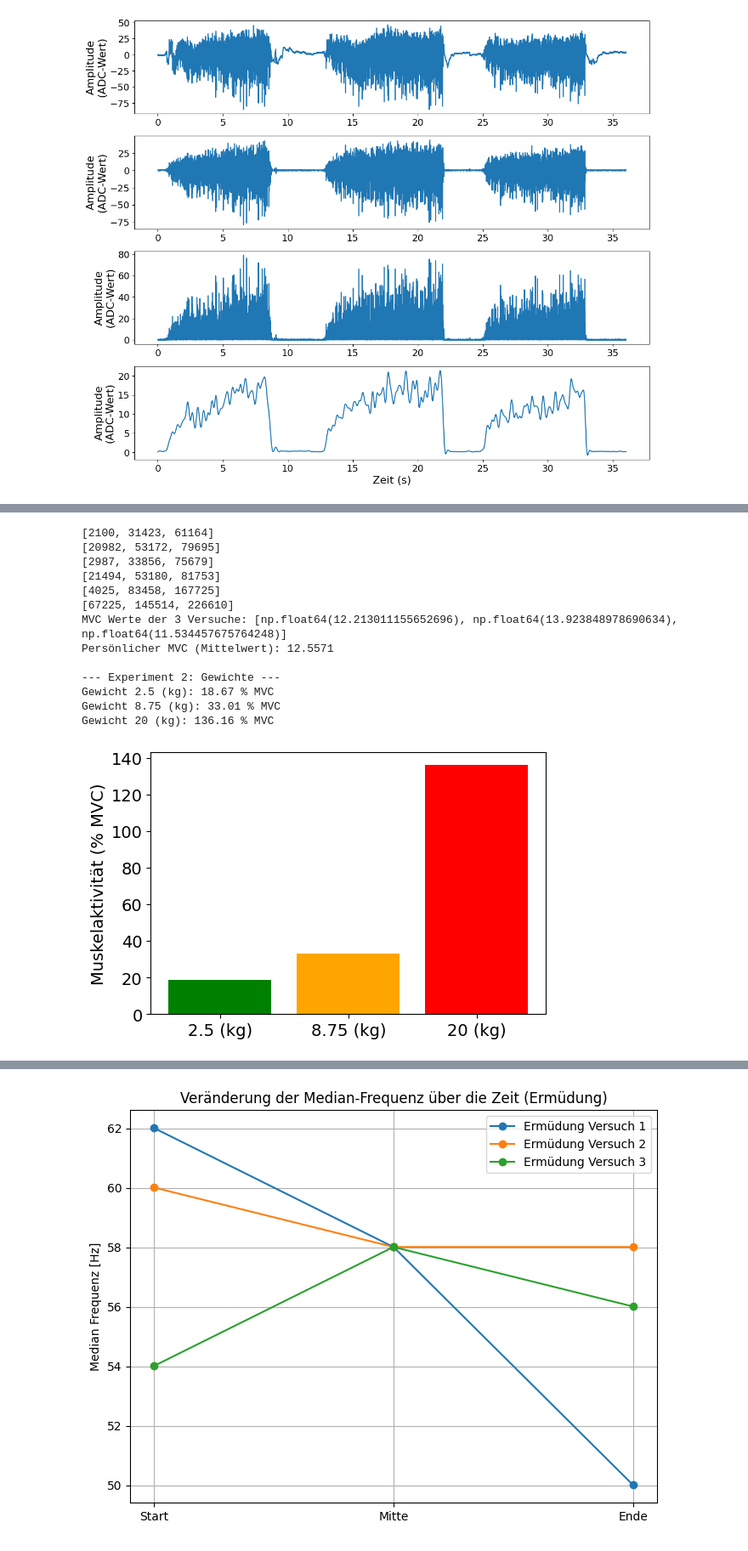
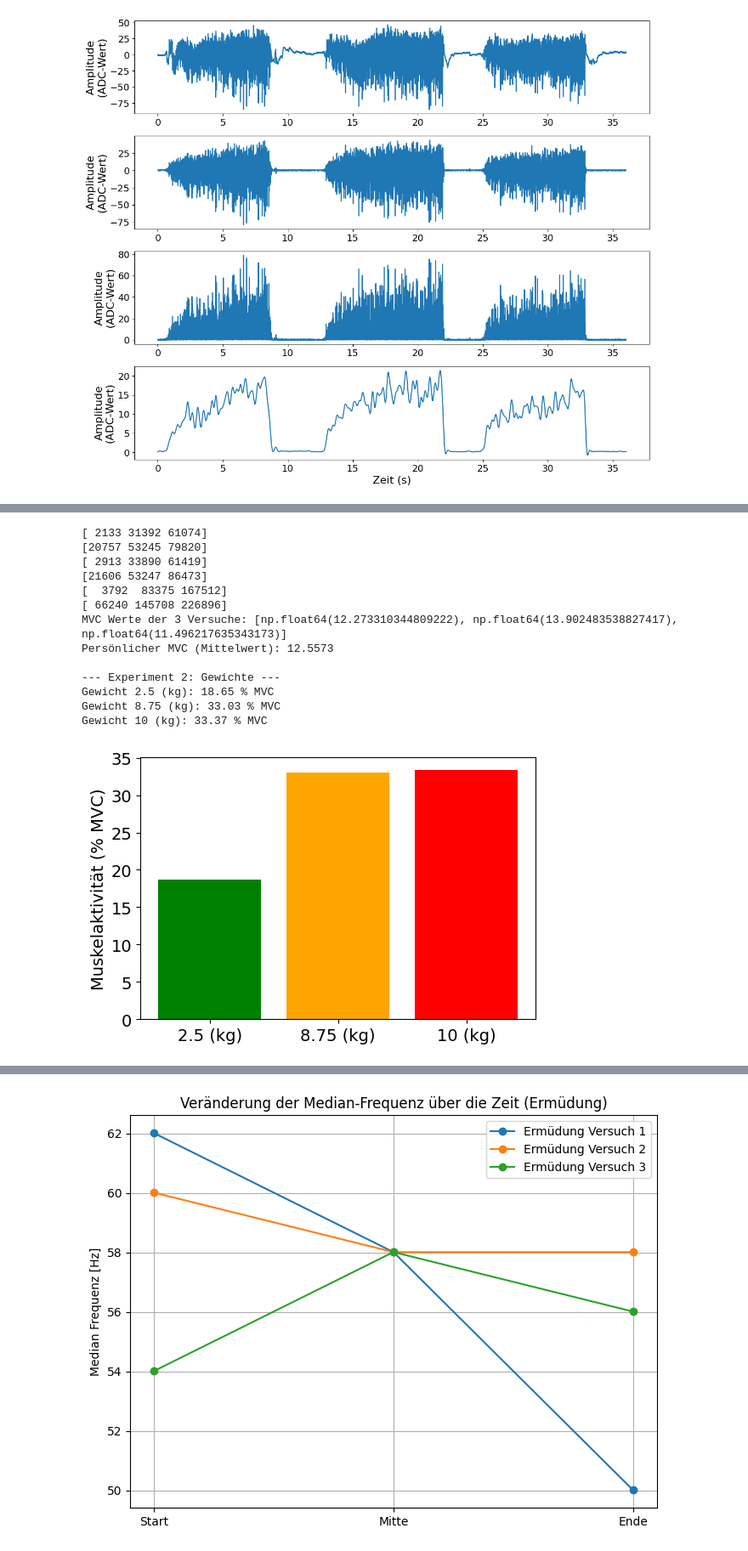
Before and after one commit to MaierElias/Labor_Biosignalverarbeitung, a Jupyter notebook: Labor_3/data_analysis/MainCode3.ipynb, the cells around one changed output, grey strips where cells are left out. Shown at 85% size. Cells and saved outputs as stored; diff of their text form; code cells hidden in the pictures.

Commit message:
ausgebesserte plots

```diff
--- a/Labor_3/data_analysis/MainCode3.ipynb
+++ b/Labor_3/data_analysis/MainCode3.ipynb
@@ -91,25 +87,3 @@ plt.savefig("filtered_mvc.png")
 # %% [output]
 Abtastrate: 2428.5476210315805 Hz
 [figure]
-# %%
-# --- PLOT WEIGHTS: Weight1, Weight2, Weight3 in separate subplots
-%matplotlib inline
-
-# Read individual files (skip header/footer similar to import_data)
-col_names = ['emg', 't']
-w1 = pd.read_csv('Weight1.csv', sep=';', names=col_names, skiprows=50, skipfooter=50, engine='python')
-w2 = pd.read_csv('Weight2.csv', sep=';', names=col_names, skiprows=50, skipfooter=50, engine='python')
-w3 = pd.read_csv('Weight3.csv', sep=';', names=col_names, skiprows=50, skipfooter=50, engine='python')
-
-plt.figure(figsize=(10, 8))
-for i, (w, title) in enumerate(zip([w1, w2, w3], ['Weight1', 'Weight2', 'Weight3']), start=1):
-    plt.subplot(3, 1, i)
-    plt.plot(w['t'], w['emg'], color='C{}'.format(i-1))
-    plt.title(title)
-    plt.xlabel('Zeit [s]')
-    plt.ylabel('Amplitude (ADC)')
-    plt.grid(True)
-
-plt.tight_layout()
-plt.savefig('weights_individual.png')
-plt.show()
@@ -132,8 +104,8 @@ skip_selection = True
 if not skip_selection:
     mvc_s, mvc_e, w_s, w_e, f_s, f_e = l3f.get_bursts(mvc_filt, weight_filt, fatigue_filt)
 else:
-    mvc_s, mvc_e = [2100, 31423, 61164], [20982, 53172, 79695]
-    w_s, w_e = [2987, 33856, 75679], [21494, 53180, 81753]
-    f_s, f_e = [4025, 83458, 167725], [67225,145514, 226610]
+    mvc_s, mvc_e = [ 2133, 31392, 61074], [20757, 53245, 79820]
+    w_s, w_e =[ 2913, 33890, 61419],[21606, 53247, 86473]
+    f_s, f_e = [  3792, 83375, 167512], [ 66240, 145708, 226896]
 
 plt.close('all')
@@ -156,47 +146,48 @@ def calc_mean_activity(envelope, start_idx, end_idx):
 # Calculate MVC
 mvc_values = []
 for i in range(3):
     val = calc_mean_activity(mvc_env, mvc_s[i], mvc_e[i])
     mvc_values.append(val)
 
 personal_mvc = np.mean(mvc_values)
 print(f"MVC Werte der 3 Versuche: {mvc_values}")
 print(f"Persönlicher MVC (Mittelwert): {personal_mvc:.4f}")
 
 # Relative Activity Weights
 weight_percentages = []
 for i in range(3):
     val = calc_mean_activity(weight_env, w_s[i], w_e[i])
     percent = (val / personal_mvc) * 100
     weight_percentages.append(percent)
 
 print("\n--- Experiment 2: Gewichte ---")
-weights_label = ["2.5 (kg)", "8.75 (kg)", "20 (kg)"]
+weights_label = ["2.5 (kg)", "8.75 (kg)", "10 (kg)"]
 for lab, val in zip(weights_label, weight_percentages):
     print(f"Gewicht {lab}: {val:.2f} % MVC")
 
 # Section 5
 plt.figure(figsize=(6, 4))
 plt.bar(weights_label, weight_percentages, color=['green', 'orange', 'red'])
-plt.ylabel('Muskelaktivität (% MVC)', fontsize=14)
+plt.xlabel(fontsize=16)
+plt.ylabel('Muskelaktivität (% MVC)', fontsize=16)
 plt.xticks(fontsize=14)
 plt.yticks(fontsize=14)
 plt.savefig('mvc_weights.png')
 # %% [output]
-[2100, 31423, 61164]
-[20982, 53172, 79695]
-[2987, 33856, 75679]
-[21494, 53180, 81753]
-[4025, 83458, 167725]
-[67225, 145514, 226610]
-MVC Werte der 3 Versuche: [np.float64(12.213011155652696), np.float64(13.923848978690634), np.float64(11.534457675764248)]
-Persönlicher MVC (Mittelwert): 12.5571
+[ 2133 31392 61074]
+[20757 53245 79820]
+[ 2913 33890 61419]
+[21606 53247 86473]
+[  3792  83375 167512]
+[ 66240 145708 226896]
+MVC Werte der 3 Versuche: [np.float64(12.273310344809222), np.float64(13.902483538827417), np.float64(11.496217635343173)]
+Persönlicher MVC (Mittelwert): 12.5573
 
 --- Experiment 2: Gewichte ---
-Gewicht 2.5 (kg): 18.67 % MVC
-Gewicht 8.75 (kg): 33.01 % MVC
-Gewicht 20 (kg): 136.16 % MVC
+Gewicht 2.5 (kg): 18.65 % MVC
+Gewicht 8.75 (kg): 33.03 % MVC
+Gewicht 10 (kg): 33.37 % MVC
-[figure, old version]
+[figure, new version]
 # %%
 import scipy
 
```
Also changed, not shown: parts of 4 cells of this notebook, 5 other files.
